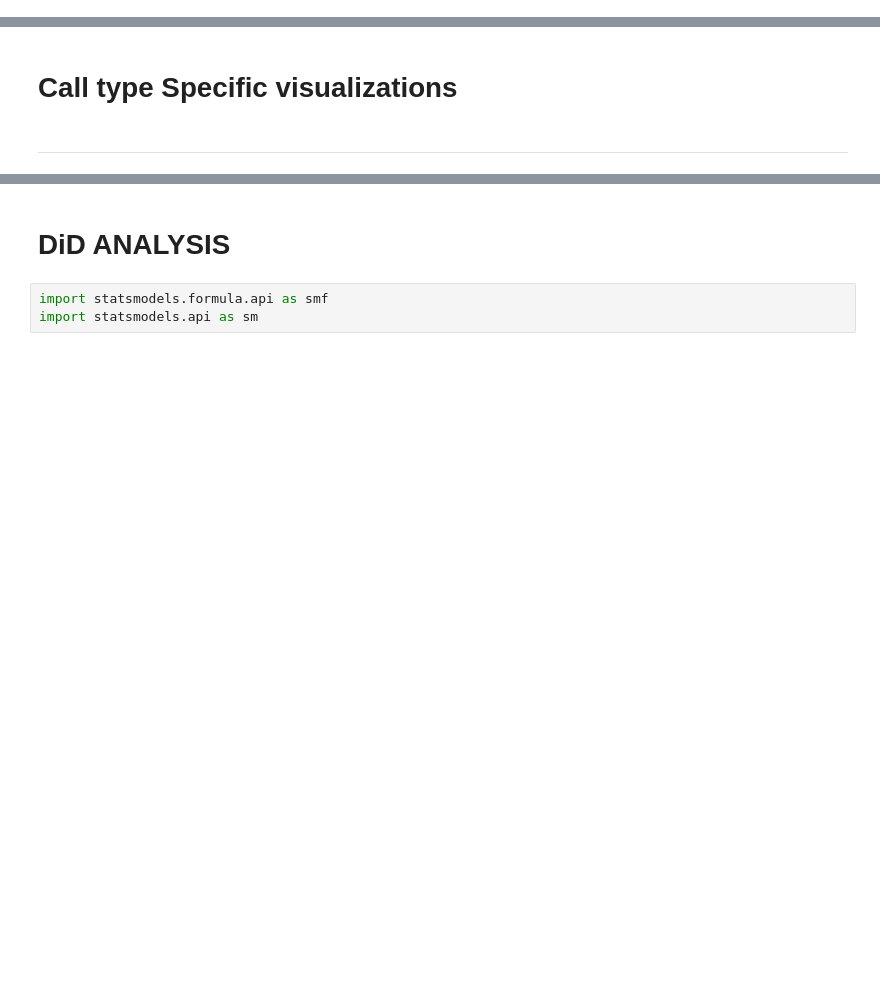
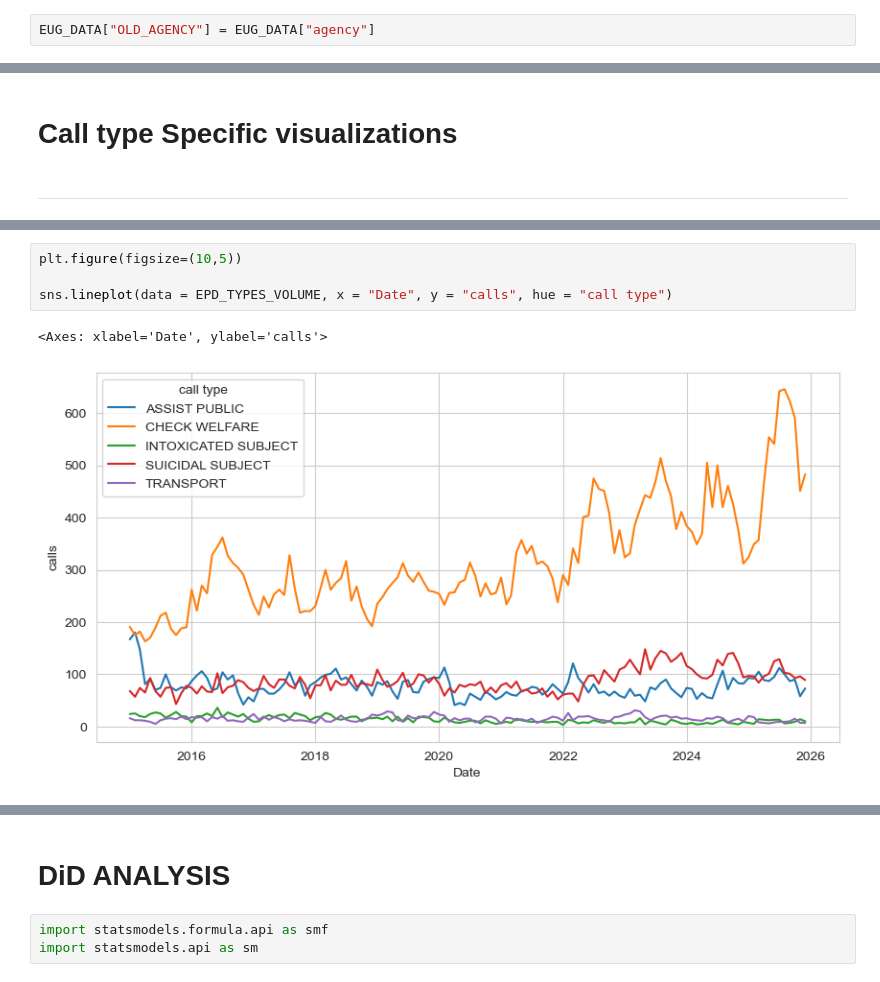
Before and after one commit to luhlig123/DataScienceInAction, a Jupyter notebook: DSCI410_Data_Processing.ipynb, the cells around one changed output, grey strips where cells are left out. Cells and saved outputs as stored; diff of their text form; blank space fills up the shorter version.

```diff
--- a/DSCI410_Data_Processing.ipynb
+++ b/DSCI410_Data_Processing.ipynb
@@ -122,0 +126,2 @@ Cahoots_codes = np.array(['_CAHOT ', '_TESTCA', '_1J77  ', '_3J78  ', '_4J79  ',
+# %%
+EUG_DATA["OLD_AGENCY"] = EUG_DATA["agency"]
@@ -563,0 +782,7 @@ plt.legend()
+# %%
+plt.figure(figsize=(10,5))
+
+sns.lineplot(data = EPD_TYPES_VOLUME, x = "Date", y = "calls", hue = "call type")
+# %% [output]
+<Axes: xlabel='Date', ylabel='calls'>
+[figure, added]
```
Also changed, not shown: parts of 28 cells of this notebook.
